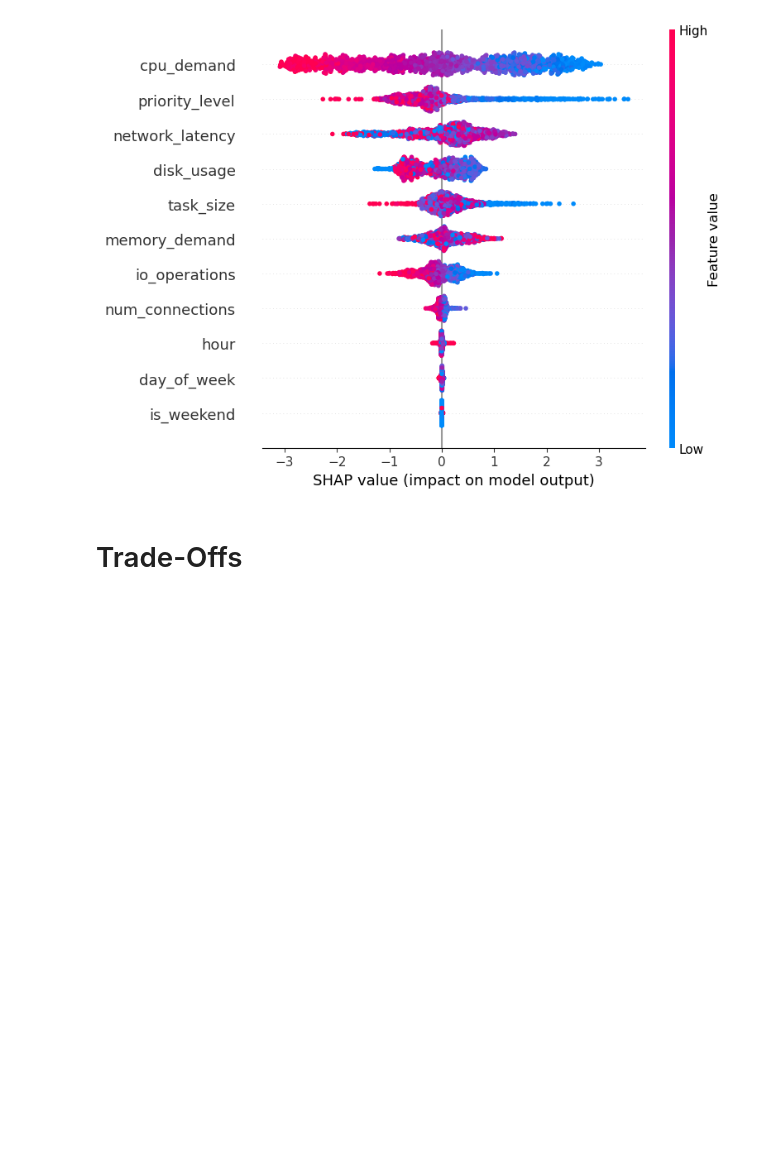
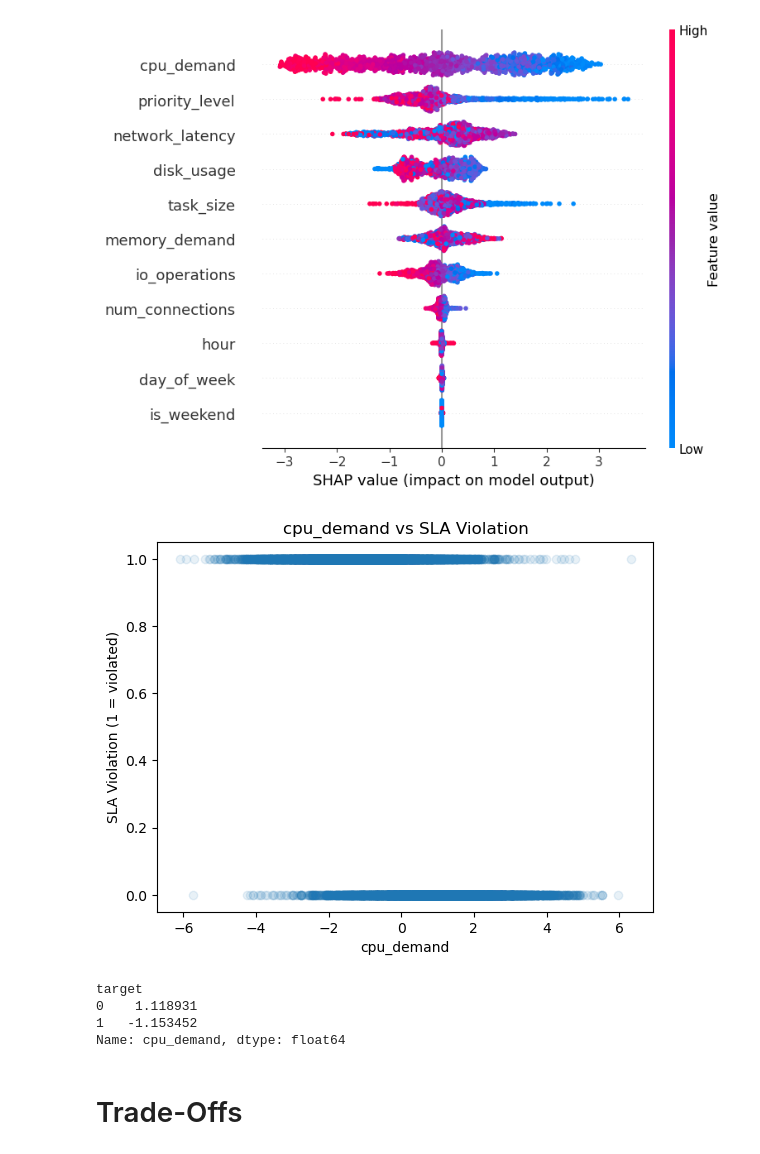
Before and after one commit to olu-v2/sla_vio, a Jupyter notebook: xgboost.ipynb, the cells around one changed output. Saved outputs shown, nothing was run; the diff lists cells and outputs as text; code cells hidden in the pictures; blank space fills up the shorter version.

```diff
--- a/xgboost.ipynb
+++ b/xgboost.ipynb
@@ -176,6 +285,23 @@ shap_values = explainer.shap_values(X_validation)
 shap.summary_plot(shap_values, X_validation, feature_names=features)
 # %% [output]
 [figure]
+# %%
+import matplotlib.pyplot as plt
+
+plt.scatter(df['cpu_demand'], df['target'], alpha=0.1)
+plt.xlabel('cpu_demand')
+plt.ylabel('SLA Violation (1 = violated)')
+plt.title('cpu_demand vs SLA Violation')
+plt.show()
+# %% [output]
+[figure, added]
+# %%
+df.groupby('target')['cpu_demand'].mean()
+# %% [output]
+target
+0    1.118931
+1   -1.153452
+Name: cpu_demand, dtype: float64
 # %% [markdown]
 # Trade-Offs
 # %%
```
Also changed, not shown: parts of 11 cells of this notebook, 1 other file.
